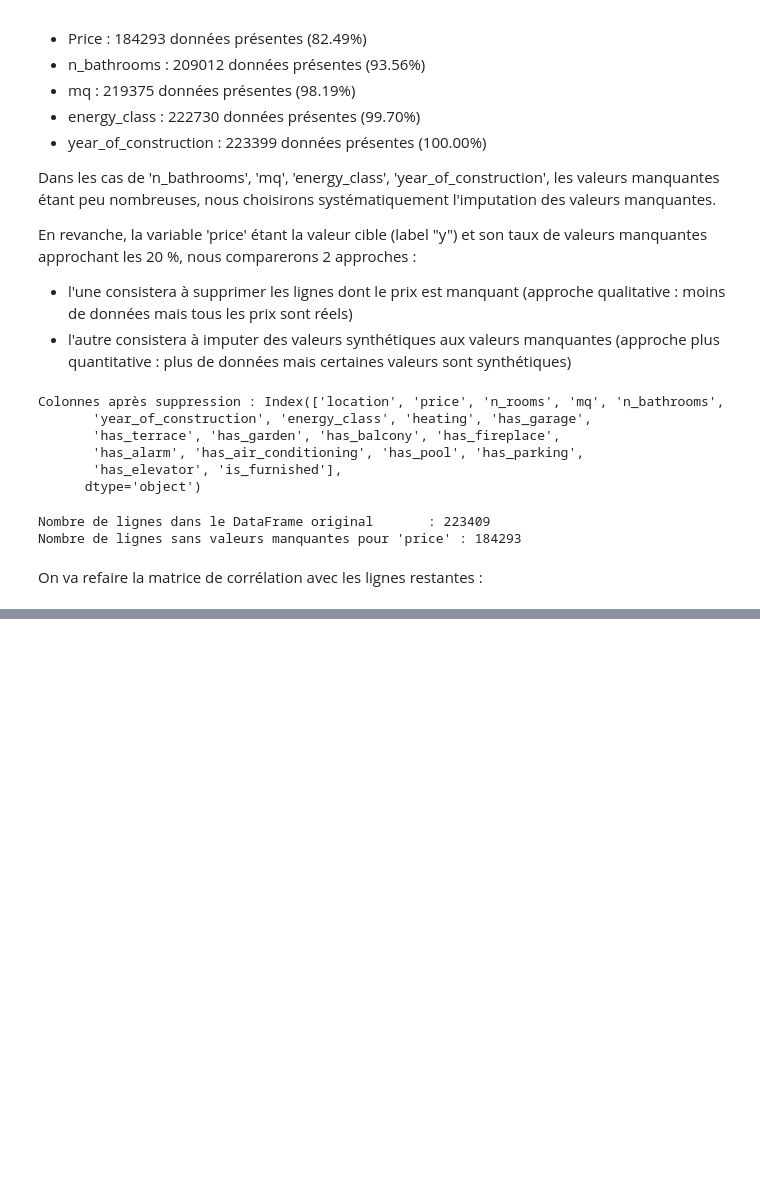
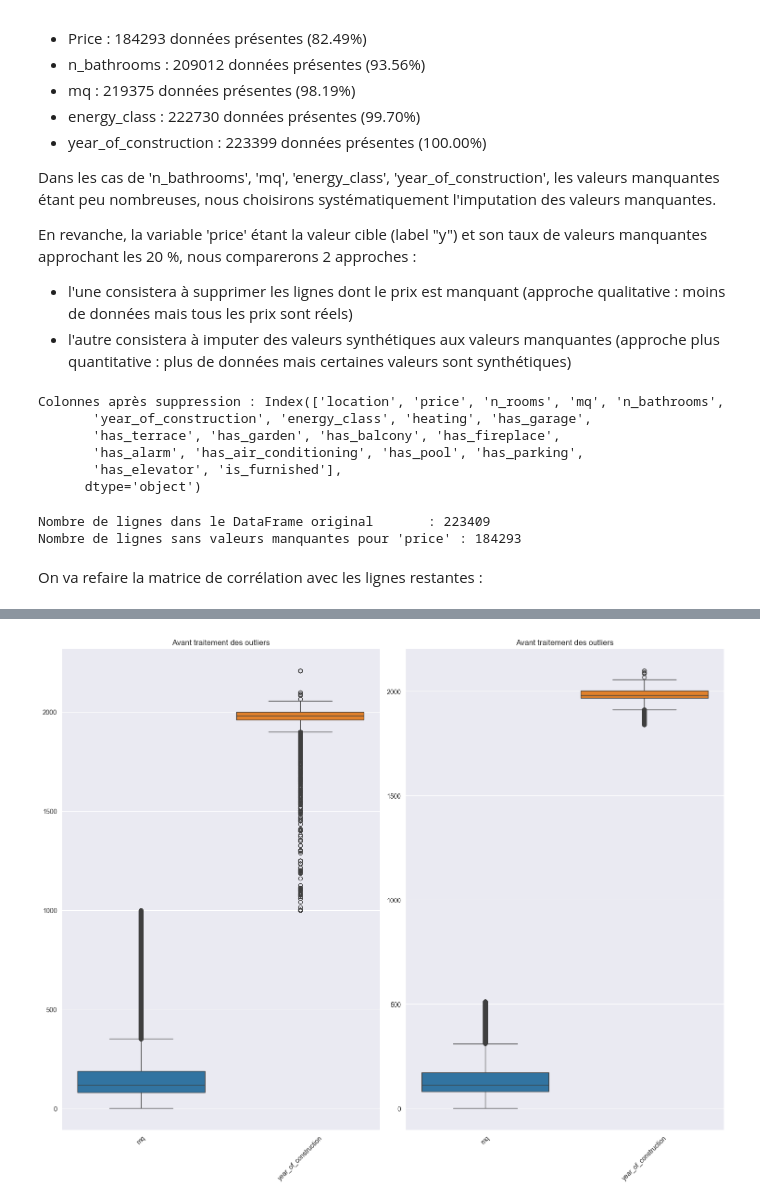
Before and after one commit to YvesToiser/alyra_machine_learning, a Jupyter notebook: 2_1_data_cleaning.ipynb, the cells around one changed output, grey strips where cells are left out. Cells and saved outputs as stored; diff of their text form; code cells hidden in the pictures; blank space fills up the shorter version.

```diff
--- a/2_1_data_cleaning.ipynb
+++ b/2_1_data_cleaning.ipynb
@@ -128,0 +184,18 @@ plt.close()
+# %%
+#Visualisation mq & year
+plt.figure(figsize=(15, 12))
+plt.subplot(1, 2, 1)
+sns.boxplot(data=df[['mq','year_of_construction']])
+plt.title('Avant traitement des outliers')
+plt.xticks(rotation=45)
+
+plt.subplot(1, 2, 2)
+sns.boxplot(data=df_ftr[[ 'mq',  'year_of_construction']])
+plt.title('Avant traitement des outliers')
+plt.xticks(rotation=45)
+plt.tight_layout()
+plt.savefig('output/outliers_boxplot3.png')
+plt.show()
+plt.close()
+# %% [output]
+[figure, added]
```
Also changed, not shown: parts of 26 cells of this notebook, 9 other files.
